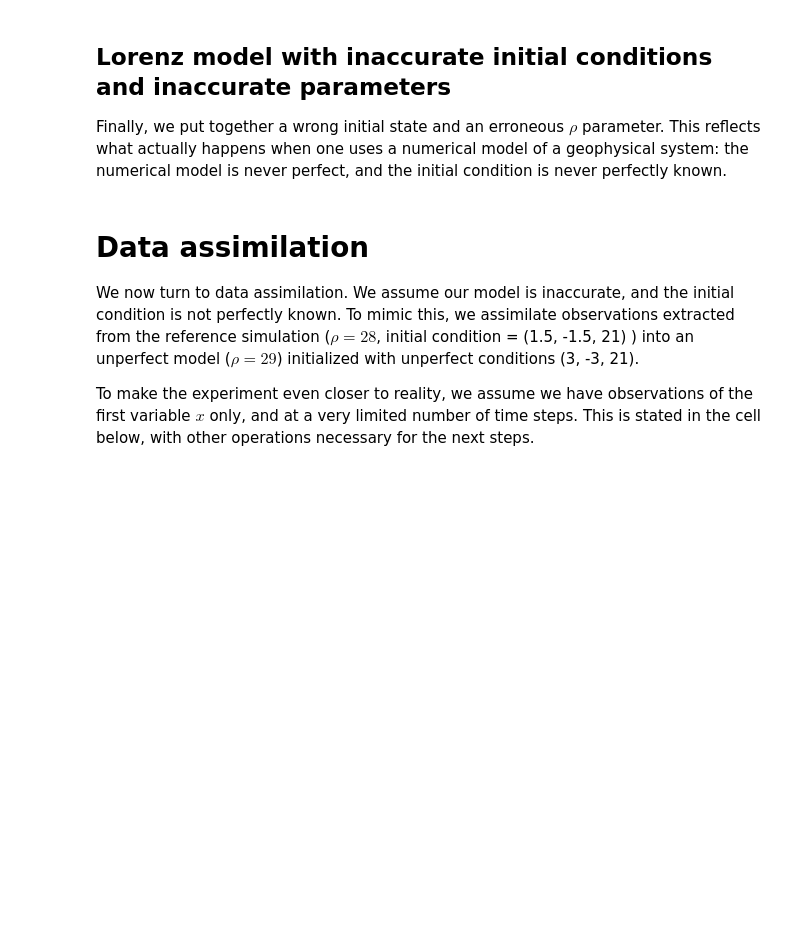
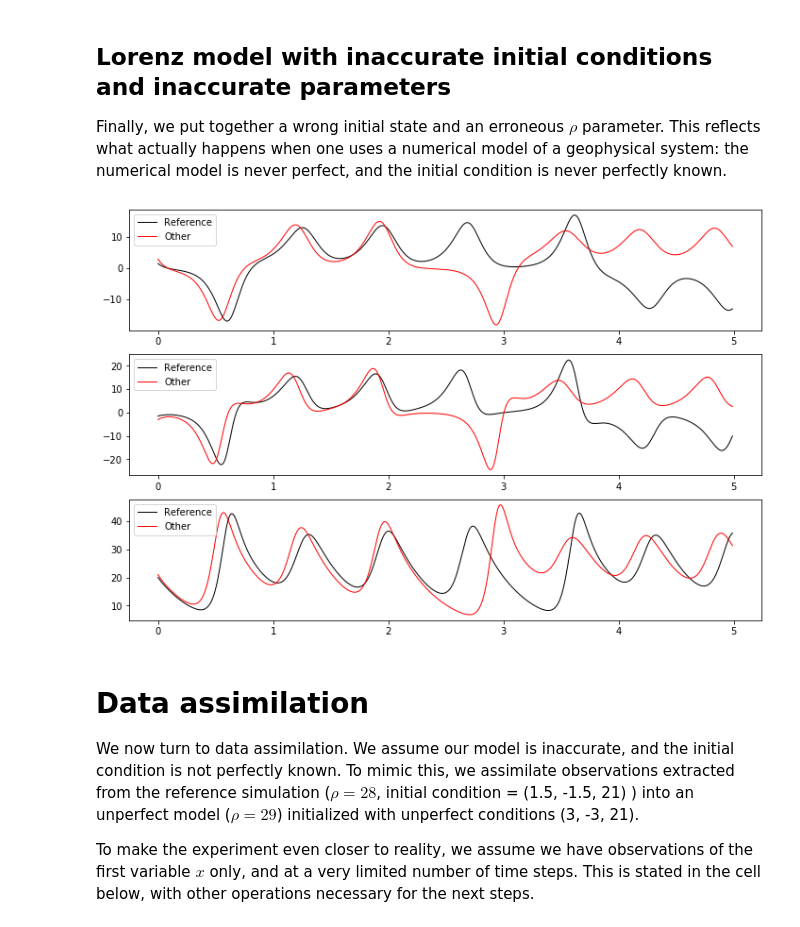
Before and after one commit to ecosme38/Data-Assimilation-Notebooks, a Jupyter notebook: Illustrate-EnKF-with-Lorenz63.ipynb, the cells around one changed output. Cells and saved outputs as stored; diff of their text form; code cells hidden in the pictures; blank space fills up the shorter version.

```diff
--- a/Illustrate-EnKF-with-Lorenz63.ipynb
+++ b/Illustrate-EnKF-with-Lorenz63.ipynb
@@ -171,17 +172,19 @@ Finally, we put together a wrong initial state and an erroneous $\rho$ parameter
 # %%
 lorenz_test3 = Model()
 lorenz_test3.x0 = np.copy(wrong_state)
-lorenz_test3.xvar, lorenz_test3.rho = lorenz_test3.initial_condition()
-#lorenz_test3.rho = 29.
+lorenz_test3.xvar = lorenz_test3.initial_condition()
+lorenz_test3.rho = 29.
 lorenz_test3.forward(ntime)
 plt.figure(figsize=(12,8))
 for ix in range(3):
-    pnum = 311+ix
+    pnum = str(311+ix)
     plt.subplot(pnum)
     plt.plot(true_time,true_state[ix,:,0],'black',linewidth=1.,label='Reference')
     plt.plot(lorenz_test3.time_series,lorenz_test3.xvar_series[ix,:,0],'red',linewidth=1.,label='Other')
     plt.legend()
 plt.show()
+# %% [output]
+[figure, added]
 # %% [markdown]
 # Data assimilation
 We now turn to data assimilation. We assume our model is inaccurate, and the initial condition is not perfectly known. To mimic this, we assimilate observations extracted from the reference simulation ($\rho=28$, initial condition = (1.5, -1.5, 21) ) into an unperfect model ($\rho=29$) initialized with unperfect conditions (3, -3, 21).
```
Also changed, not shown: parts of 15 cells of this notebook.
